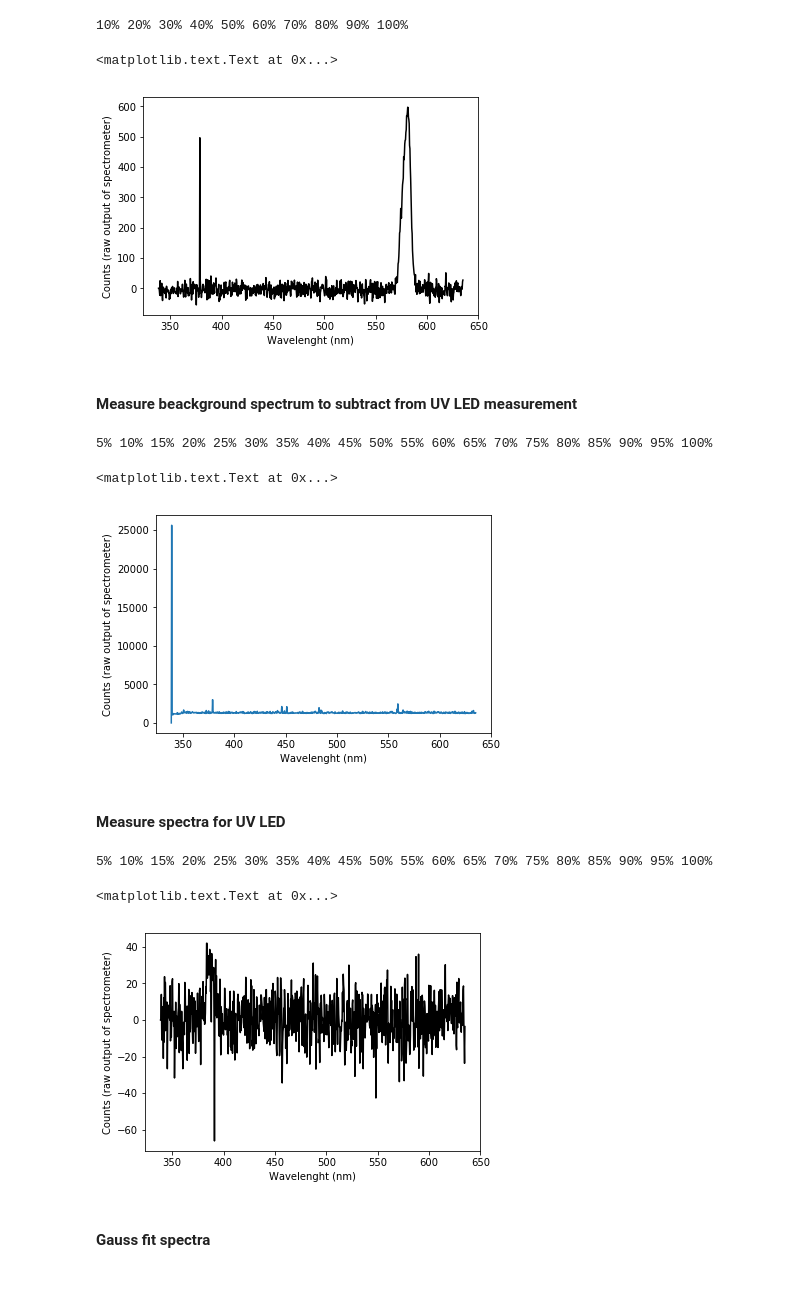
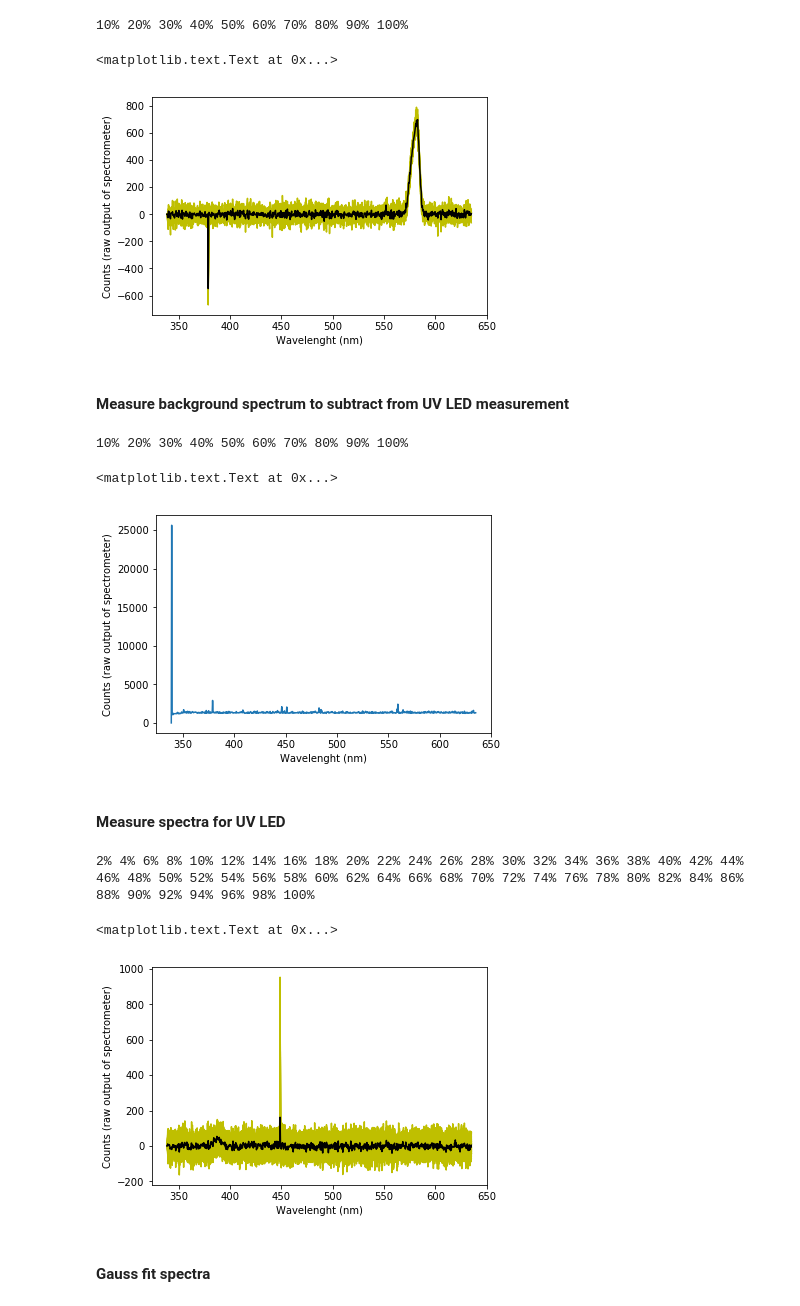
Before and after one commit to eulerlab/open-visual-stimulator, a Jupyter notebook: calibration_maximalIntensity.ipynb, the cells around one changed output. Saved outputs shown, nothing was run; the diff lists cells and outputs as text; code cells hidden in the pictures.

```diff
--- a/calibration_maximalIntensity.ipynb
+++ b/calibration_maximalIntensity.ipynb
@@ -100,28 +102,30 @@ plt.ylabel("Counts (raw output of spectrometer)")
 trials_spectra = 10
 
 current_spectrum = list()
-current_spectra = list()
+current_spectra_green = list()
+spec.trigger_mode(0)
 
 for iT in range(trials_spectra):
-    spec.trigger_mode(1)
     wavelengths, intensities = spec.spectrum()
     current_spectrum = intensities - baseline_average
-    current_spectra.append(current_spectrum)
+    current_spectra_green.append(current_spectrum)
     print(str(round(((iT+1)/trials_spectra)*100)) + "% ", end='')
-spectrum_green = np.mean(current_spectra, axis=0)
+spectrum_green = np.mean(current_spectra_green, axis=0)
 # %% [output]
 10% 20% 30% 40% 50% 60% 70% 80% 90% 100%
 # %%
+for i in range(trials_spectra):
+    plt.plot(wavelengths[0:800],current_spectra_green[i][0:800],color="y")
 plt.plot(wavelengths[0:800],spectrum_green[0:800],color="k")
 plt.xlabel ("Wavelenght (nm)")
 plt.ylabel("Counts (raw output of spectrometer)")
 # %% [output]
 <matplotlib.text.Text at 0x...>
-[figure, old version]
+[figure, new version]
 # %% [markdown]
-#### Measure beackground spectrum to subtract from UV LED measurement
+#### Measure background spectrum to subtract from UV LED measurement
 # %%
-trials_baseline = 20 # specifies number of measurements for averaging
+trials_baseline = 10 # specifies number of measurements for averaging
 spec.trigger_mode(0) # spectrometer does not wait for a trigger
 baseline = list()
 for i in range(trials_baseline):
@@ -133,32 +137,34 @@ plt.plot(wavelengths[0:800],baseline_average[0:800])
 plt.xlabel ("Wavelenght (nm)")
 plt.ylabel("Counts (raw output of spectrometer)")
 # %% [output]
-5% 10% 15% 20% 25% 30% 35% 40% 45% 50% 55% 60% 65% 70% 75% 80% 85% 90% 95% 100%
+10% 20% 30% 40% 50% 60% 70% 80% 90% 100%
 <matplotlib.text.Text at 0x...>
 [figure]
 # %% [markdown]
 #### Measure spectra for UV LED
 # %%
-trials_spectra = 20
+trials_spectra = 50
 current_spectra = list()
+spec.trigger_mode(0)
 
 for iT in range(trials_spectra):
-    spec.trigger_mode(1)
     wavelengths, intensities = spec.spectrum()
     current_spectrum = intensities - baseline_average
     current_spectra.append(current_spectrum)
     print(str(round(((iT+1)/trials_spectra)*100)) + "% ", end='')
 spectrum_uv = np.mean(current_spectra, axis=0)
 # %% [output]
-5% 10% 15% 20% 25% 30% 35% 40% 45% 50% 55% 60% 65% 70% 75% 80% 85% 90% 95% 100%
+2% 4% 6% 8% 10% 12% 14% 16% 18% 20% 22% 24% 26% 28% 30% 32% 34% 36% 38% 40% 42% 44% 46% 48% 50% 52% 54% 56% 58% 60% 62% 64% 66% 68% 70% 72% 74% 76% 78% 80% 82% 84% 86% 88% 90% 92% 94% 96% 98% 100%
 # %%
+for i in range(trials_spectra):
+    plt.plot(wavelengths[0:800],current_spectra[i][0:800],color="y")
 plt.plot(wavelengths[0:800],spectrum_uv[0:800],color="k")
 plt.xlabel ("Wavelenght (nm)")
 plt.ylabel("Counts (raw output of spectrometer)")
 #plt.ylim([-5,200])
 # %% [output]
 <matplotlib.text.Text at 0x...>
-[figure, old version]
+[figure, new version]
 # %% [markdown]
 #### Gauss fit spectra
 # %%
```
Also changed, not shown: parts of 7 cells of this notebook.
